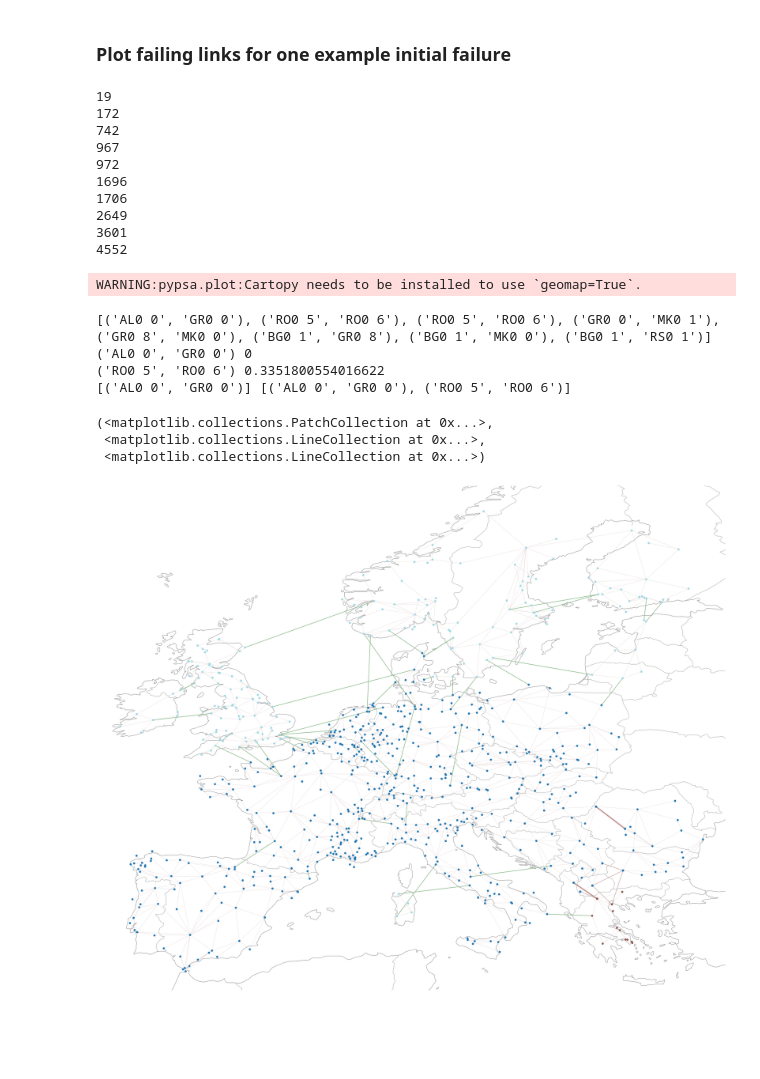
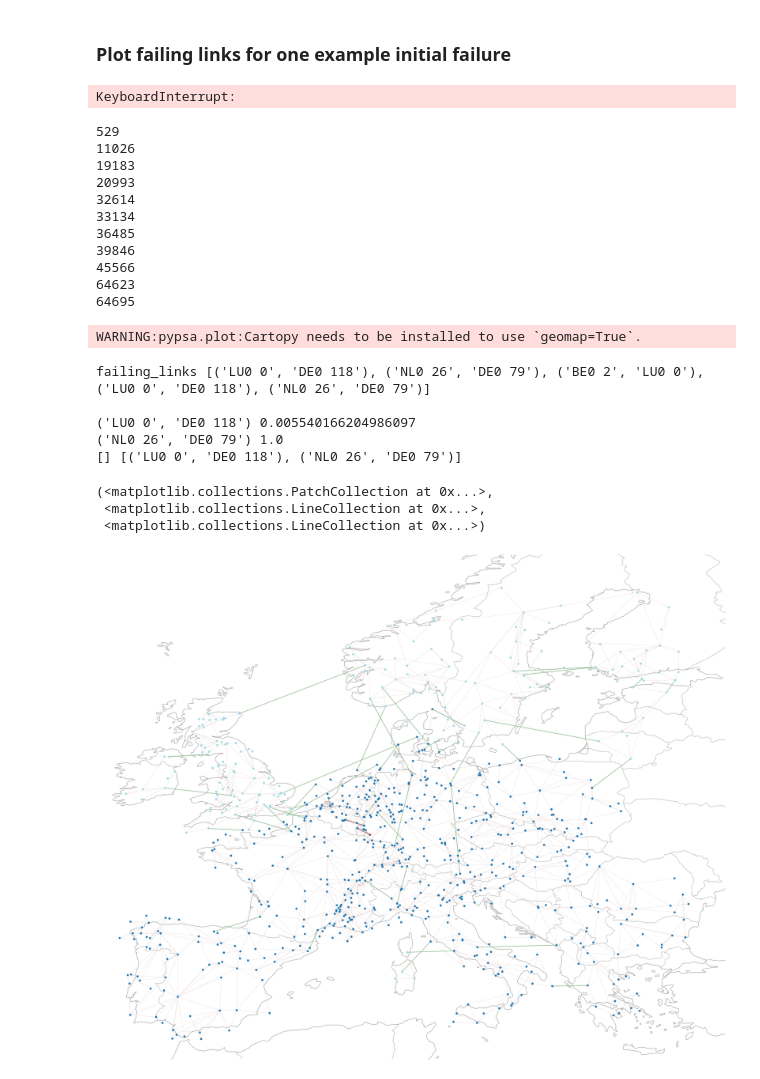
Before and after one commit to maurizio-titz/Power-system-split, a Jupyter notebook: notebooks/compare_sclopf_lopf_results.ipynb, the cells around one changed output. Saved outputs shown, nothing was run; the diff lists cells and outputs as text; code cells hidden in the pictures; blank space fills up the shorter version.

```diff
--- a/notebooks/compare_sclopf_lopf_results.ipynb
+++ b/notebooks/compare_sclopf_lopf_results.ipynb
@@ -47,6 +50,8 @@ for network_path, prefix, name in zip(['./data/European_networks_sclopf/','./dat
     # Load network
     network = pypsa.Network()
     network.import_from_netcdf(path_to_pypsa_network+prefix+'elec_s_800_ec_lv1.0_Co2L0.1-3H.nc')
+    outage_lines = network.lines[network.lines.index.str[-6:]=='outage'].index# needed to remoce SCLOPF's "outage lines"
+    network.mremove('Line', outage_lines)# needed to remoce SCLOPF's "outage lines"
     G = utils.build_networkx_graph(network,snet_index = snet_index)
     pos = nx.get_node_attributes(G,'pos')
 
@@ -61,6 +66,8 @@ for network_path, prefix, name in zip(['./data/European_networks_sclopf/','./dat
         level = np.round(co2l,2)
         network = pypsa.Network()
         network.import_from_netcdf(path_to_pypsa_network+prefix+f'elec_s_800_ec_lv1.0_Co2L{level}-3H.nc')
+        outage_lines = network.lines[network.lines.index.str[-6:]=='outage'].index # needed to remoce SCLOPF's "outage lines"
+        network.mremove('Line', outage_lines) # needed to remoce SCLOPF's "outage lines"
         inertia_time_series[i] = utils.calc_system_inertia_over_time(network,snet_index = 0)
 
     inertia_results[name]['ts'] = inertia_time_series
@@ -77,6 +84,8 @@ for network_path, prefix, name in zip(['./data/European_networks_sclopf/','./dat
         # Load PyPSA network for co2 level
         network = pypsa.Network()
         network.import_from_netcdf(path_to_pypsa_network+prefix+f'elec_s_800_ec_lv1.0_Co2L{np.round(level,2)}-3H.nc')
+        outage_lines = network.lines[network.lines.index.str[-6:]=='outage'].index # needed to remoce SCLOPF's "outage lines"
+        network.mremove('Line', outage_lines)# needed to remoce SCLOPF's "outage lines"
 
         # Select timestamps with min and max total inertia
         level_index = np.where(np.round(co2l_list,2) == level)[0][0]
@@ -207,6 +216,8 @@ for network_path, prefix, name in zip(['./data/European_networks_sclopf/','./dat
         network = pypsa.Network()
         level = np.round(co2l,2)
         network.import_from_netcdf(path_to_pypsa_network+prefix+f'elec_s_800_ec_lv1.0_Co2L{level}-3H.nc')
+        outage_lines = network.lines[network.lines.index.str[-6:]=='outage'].index # needed to remoce SCLOPF's "outage lines"
+        network.mremove('Line', outage_lines)# needed to remoce SCLOPF's "outage lines"
 
         ### NOTE: Here, the mean position is subtracted from the coordinates
         position_vector = np.array([pos[n] for n in G.nodes()])
@@ -448,39 +486,46 @@ Estimated time for simulating one Co2 level: 37  d
 
 split_results = {}
 i=0
-for initial_failure in tqdm(possible_failures[:5000]):
 
+selected_possible_failures = np.array(possible_failures)[np.random.randint(0,len(possible_failures),100000)]
+
+for init_failure in tqdm(selected_possible_failures):
+
+    initial_failure = list(init_failure)
     failing_links, system_split = cascade_sim.simulate_cascade(I_m, B_d, P_0, line_limit_list,
                                                                 num_parallel_list, initial_failure)
     if system_split:
         split_results[i] =failing_links
     i+=1
+# %% [output]
+KeyboardInterrupt:
 # %%
 # Find keys with large system splits
 for key, item in split_results.items():
-    if len(item)>10:
+    if len(item)>4:
         print(key)
 # %% [output]
-19
-172
-742
-967
-972
-1696
-1706
-2649
-3601
-4552
+529
+11026
+19183
+20993
+32614
+33134
+36485
+39846
+45566
+64623
+64695
 # %%
 # Plot map of system split and failing lines for one key
-idx_key = 3
-idx = 10
-#failing_links = split_results[idx_key]
-failing_links = split_results[list(split_results.keys())[idx]]
+idx_key = 529
+#idx = 10
+failing_links = split_results[idx_key]
+#failing_links = split_results[list(split_results.keys())[idx]]
 
 link_names = dict(zip(range(G.number_of_edges()), G.edges()))
 failing_links = [link_names[link] for link in failing_links]
-print(failing_links)
+print('failing_links', failing_links, '\n')
 
 plt.figure(figsize=(30,30))
 lws = np.ones(network.lines.shape[0])*0.2
@@ -497,36 +542,37 @@ for e in failing_links[:2]:
     bs[network.buses.index==e[0]] =0.006
     bs[network.buses.index==e[1]] =0.006
 
 G_2 = G.copy()
 init_failures = failing_links[:2]
 removed_init_links = []
 for link in init_failures:
     n_par_new = cascade_sim.calc_num_parallel_after_failure(G_2.get_edge_data(link[0], link[1])['num_parallel'])
     G_2.get_edge_data(link[0], link[1])['num_parallel'] = n_par_new
     print(link, n_par_new)
     if n_par_new==0:
         removed_init_links += [link]
 G_2.remove_edges_from(failing_links[2:]+removed_init_links)
 if removed_init_links!=failing_links[:2]:
     print(removed_init_links, failing_links[:2])
 
 
 subgraphs =  list((G_2.subgraph(c).copy() for c in nx.connected_components(G_2)))
 
 for i in range(network.buses.shape[0]):
     bus = network.buses.index[i]
     for j, subgraph in enumerate(subgraphs):
         if bus in subgraph:
             bc[i]=(np.arange(len(subgraphs))/len(subgraphs))[j]
 
-network.plot(line_widths=lws, bus_sizes=bs, jitter=0.5, bus_colors=bc, bus_cmap='tab20')
+network.plot(line_widths=lws, bus_sizes=bs, jitter=1, bus_colors=bc, bus_cmap='tab20')
 # %% [output]
 WARNING:pypsa.plot:Cartopy needs to be installed to use `geomap=True`.
-[('AL0 0', 'GR0 0'), ('RO0 5', 'RO0 6'), ('RO0 5', 'RO0 6'), ('GR0 0', 'MK0 1'), ('GR0 8', 'MK0 0'), ('BG0 1', 'GR0 8'), ('BG0 1', 'MK0 0'), ('BG0 1', 'RS0 1')]
-('AL0 0', 'GR0 0') 0
-('RO0 5', 'RO0 6') 0.3351800554016622
-[('AL0 0', 'GR0 0')] [('AL0 0', 'GR0 0'), ('RO0 5', 'RO0 6')]
+failing_links [('LU0 0', 'DE0 118'), ('NL0 26', 'DE0 79'), ('BE0 2', 'LU0 0'), ('LU0 0', 'DE0 118'), ('NL0 26', 'DE0 79')]
+
+('LU0 0', 'DE0 118') 0.005540166204986097
+('NL0 26', 'DE0 79') 1.0
+[] [('LU0 0', 'DE0 118'), ('NL0 26', 'DE0 79')]
 (<matplotlib.collections.PatchCollection at 0x...>,
  <matplotlib.collections.LineCollection at 0x...>,
  <matplotlib.collections.LineCollection at 0x...>)
-[figure, old version]
+[figure, new version]
```
Also changed, not shown: parts of 5 cells of this notebook, 3 other files.
